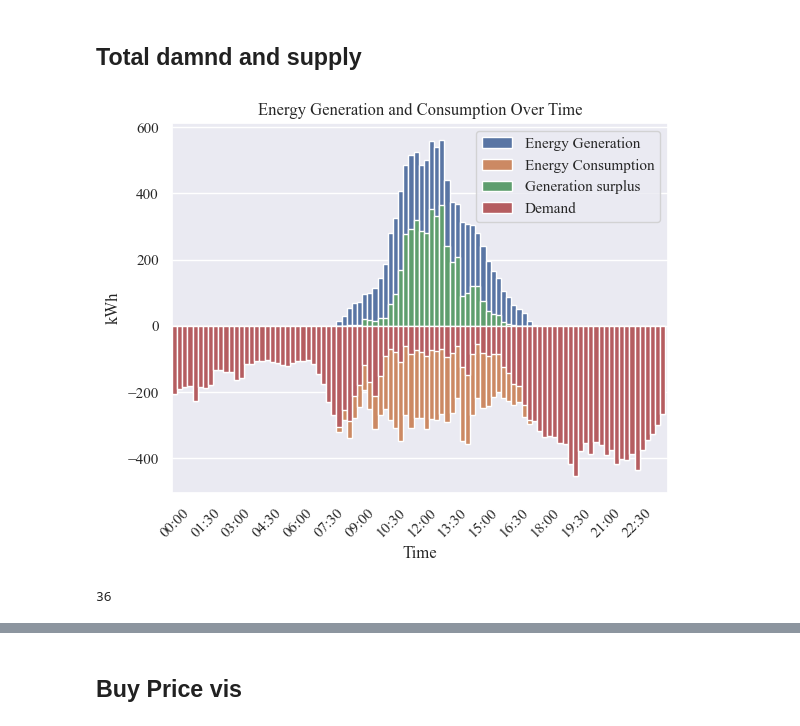
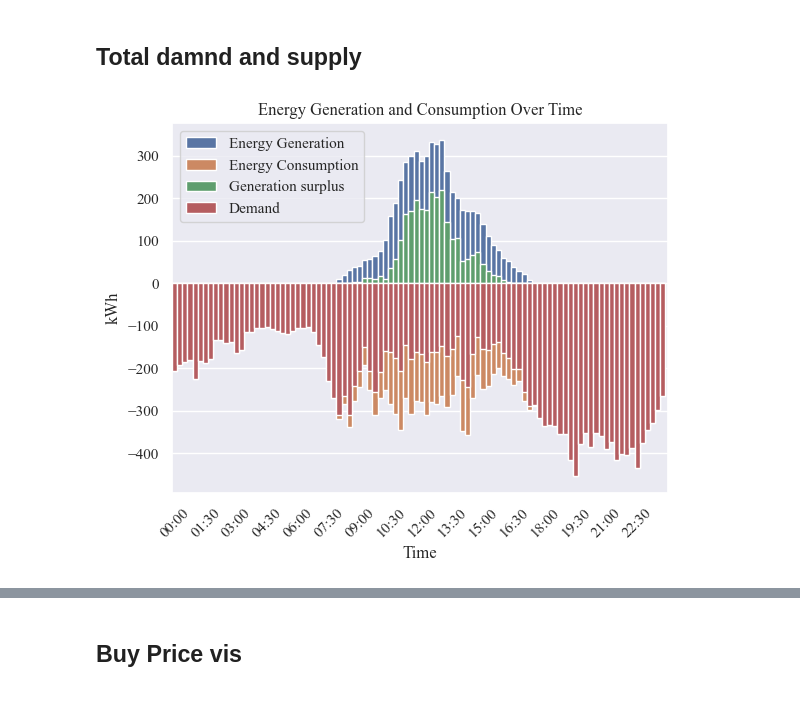
Before and after one commit to mkrahl/TruffleWorkspace, a Jupyter notebook: vis.ipynb, the cells around one changed output, grey strips where cells are left out. Saved outputs shown, nothing was run; the diff lists cells and outputs as text; code cells hidden in the pictures.

```diff
--- a/vis.ipynb
+++ b/vis.ipynb
@@ -81,24 +83,22 @@ o_data.loc[o_data["energy_in"]>0,"profit"]= o_sellers["money_out"] + o_sellers["
 # %% [markdown]
 ## Total damnd and supply
 # %%
-agg1 = agg.copy()
-agg1["Used Energy"] = -agg1["Used Energy"]
+input_data = pd.read_excel("./data/input_data_50_pv.xlsx")
+input_data["clock"]=pd.to_datetime(input_data["clock"],format="%H:%M:%S").dt.strftime('%H:%M')
+agg1 = input_data.groupby("Time").agg({"demand":"sum","surplus":"sum","clock":"min","pv_gen":"sum","load":"sum"})
+agg1["load"] = -agg1["load"]
 agg1["demand"] = -agg1["demand"]
-dfm1 = agg1.melt("time", var_name='Group', value_name='kWh')
+dfm1 = agg1.melt("clock", var_name='Group', value_name='kWh')
 sns.set_theme(style="darkgrid")
 sns.set_style({'font.family':'serif', 'font.serif':'Times New Roman'})
 sns.set_theme(rc={'font.family':'serif', 'font.serif':'Times New Roman'},style="darkgrid")
-plot = sns.barplot(data=dfm1,x="time",y="kWh",hue="Group",dodge=False,width=1)
+plot = sns.barplot(data=dfm1,x="clock",y="kWh",hue="Group",dodge=False,width=1,hue_order=["pv_gen","load","surplus","demand"])
 legend_handles, _= plot.get_legend_handles_labels()
 plot.legend(legend_handles, ['Energy Generation',"Energy Consumption","Generation surplus","Demand"])
 plot.set_xticks(np.arange(0, 97, 6))
 plot.set(xlabel ="Time", ylabel = "kWh", title ='Energy Generation and Consumption Over Time',label=False)
 x = plot.set_xticklabels(plot.get_xticklabels(), rotation=45)
 fig= plot.get_figure()
 fig.savefig("./Images/Generation and Consumption.png")
 # %% [output]
-[figure, old version]
+[figure, new version]
-# %%
-len((agg1[agg1["surplus"]>0]))
-# %% [output]
-36
```
Also changed, not shown: parts of 12 cells of this notebook, 24 other files.
